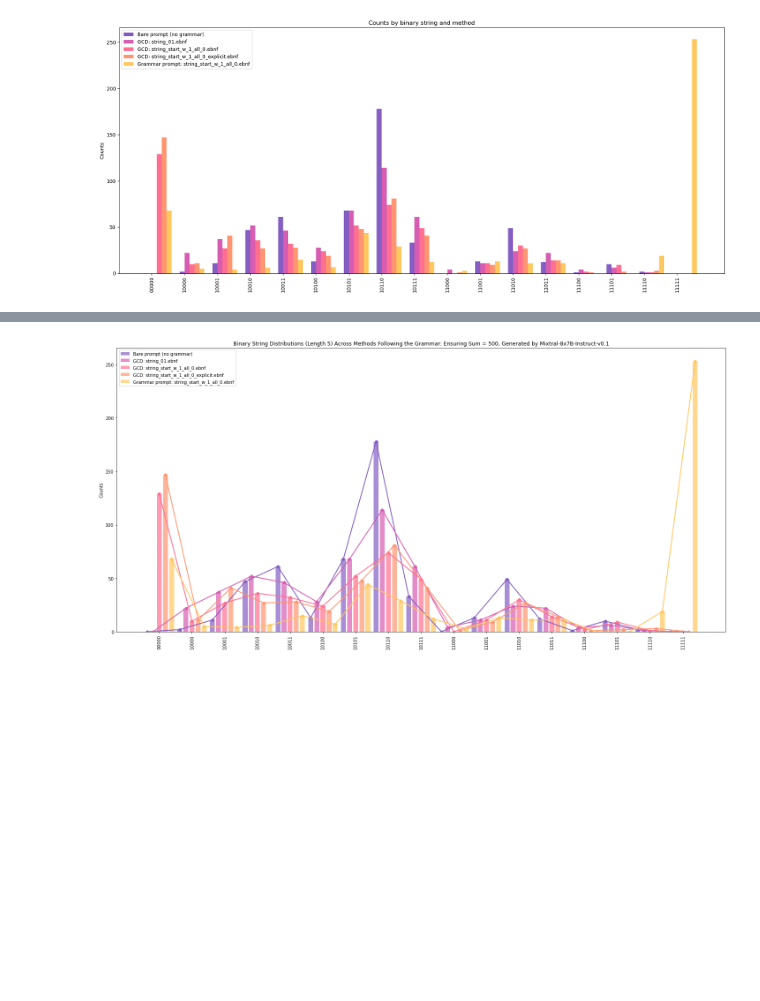
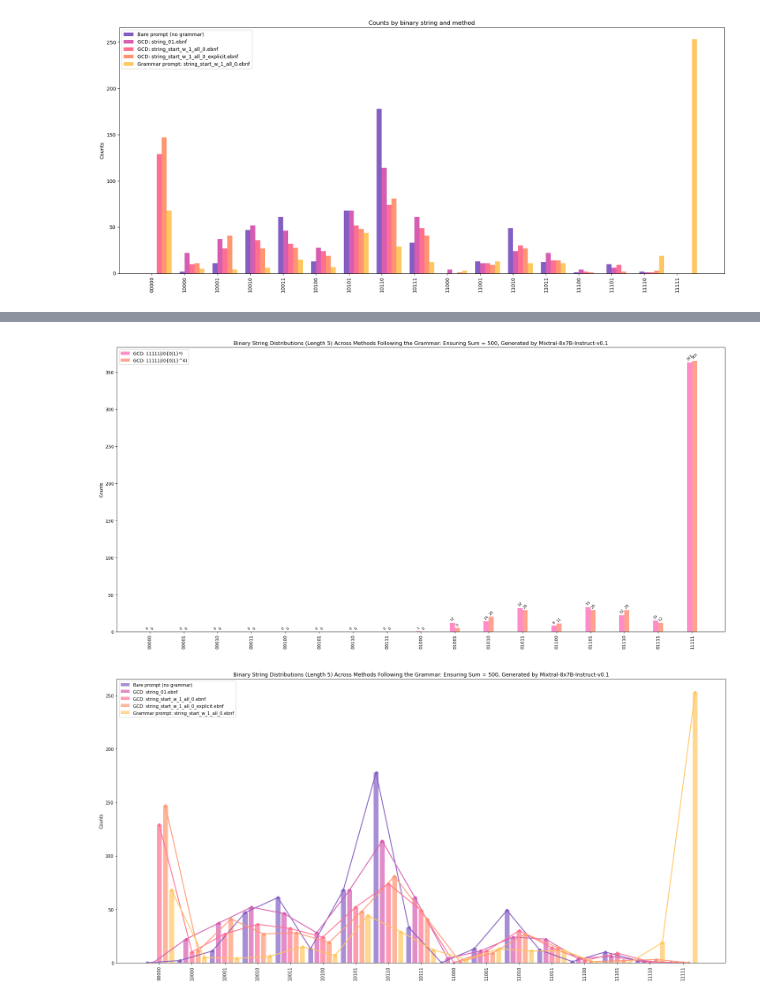
Before and after one commit to ivnle/transformers-GAD, a Jupyter notebook: plot.ipynb, the cells around one changed output, grey strips where cells are left out. Drawn from its saved outputs; the diff is of its cells as text; code cells hidden in the pictures; blank space fills up the shorter version.

Commit message:
add plots for opp sets and full log

```diff
--- a/plot.ipynb
+++ b/plot.ipynb
@@ -5,6 +5,8 @@ import seaborn as sns
 import pandas as pd
 # %%
 color_palette = ['#845EC2', '#D65DB1', '#FF6F91', '#FF9671', '#FFC75F']
+# %%
+color_palette_opp = ['#FF8BC9', '#FFA18E']
 # %%
 # Only counts the ones in our desired set which means following the grammar string_start_w_1_all_0.ebnf
 outputs = {
@@ -24,6 +26,15 @@ outputs = {
 '10000': 5, '11011': 11, '10001': 4, '10010': 6, '10110': 29, '10101': 44,
 '10100': 7, '11001': 13, '11100': 0, '11010': 11, '11101': 0}
 }
+# %%
+outputs_opp = {
+    "GCD: 11111|(0{0|1}*)": {'01001': 12, '01101': 33, '00000': 0, '00110': 0, '01111': 15, '00101': 0, '01110': 22,
+'01000': 1, '00100': 0, '00111': 0, '01100': 8, '00001': 0, '01011': 32, '00010': 0,
+'01010': 14, '00011': 0, '11111': 363},
+    "GCD: 11111|(0{0|1}^4)": {'00101': 0, '01000': 0, '01101': 29, '00000': 0, '00111': 0, '01110': 29, '01010': 20,
+'00010': 0, '00001': 0, '01100': 11, '01001': 5, '00100': 0, '11111': 365, '01011': 29,
+'00011': 0, '00110': 0, '01111': 12}
+}
 # %%
 for method, counts in outputs.items():
     total_count = sum(counts.values())
@@ -128,3 +139,7 @@ plot_outputs_strings_with_count_label(outputs, color_palette, save_path='plots/m
+# %%
+plot_outputs_strings_with_count_label(outputs_opp, color_palette_opp, save_path='plots/main_results_opp_m-Mixtral-8x7B-instruct-v0.1_mds-5_iter-500.pdf')
+# %% [output]
+[figure, added]
 # %%
 def plot_outputs_strings_bar_and_line(outputs, color_palette):
     # Prepare data for plotting
```
Also changed, not shown: parts of 2 cells of this notebook, 4 other files.
